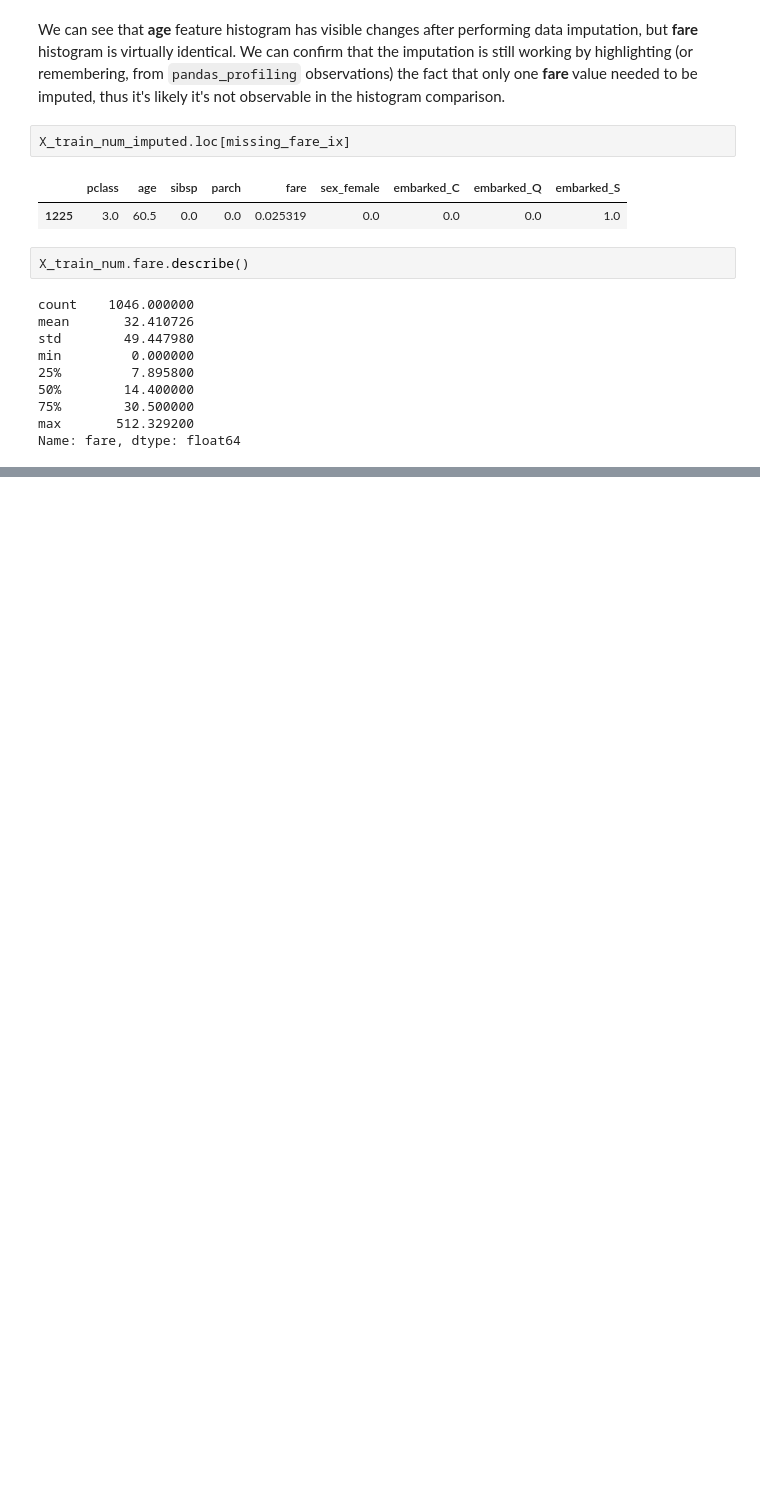
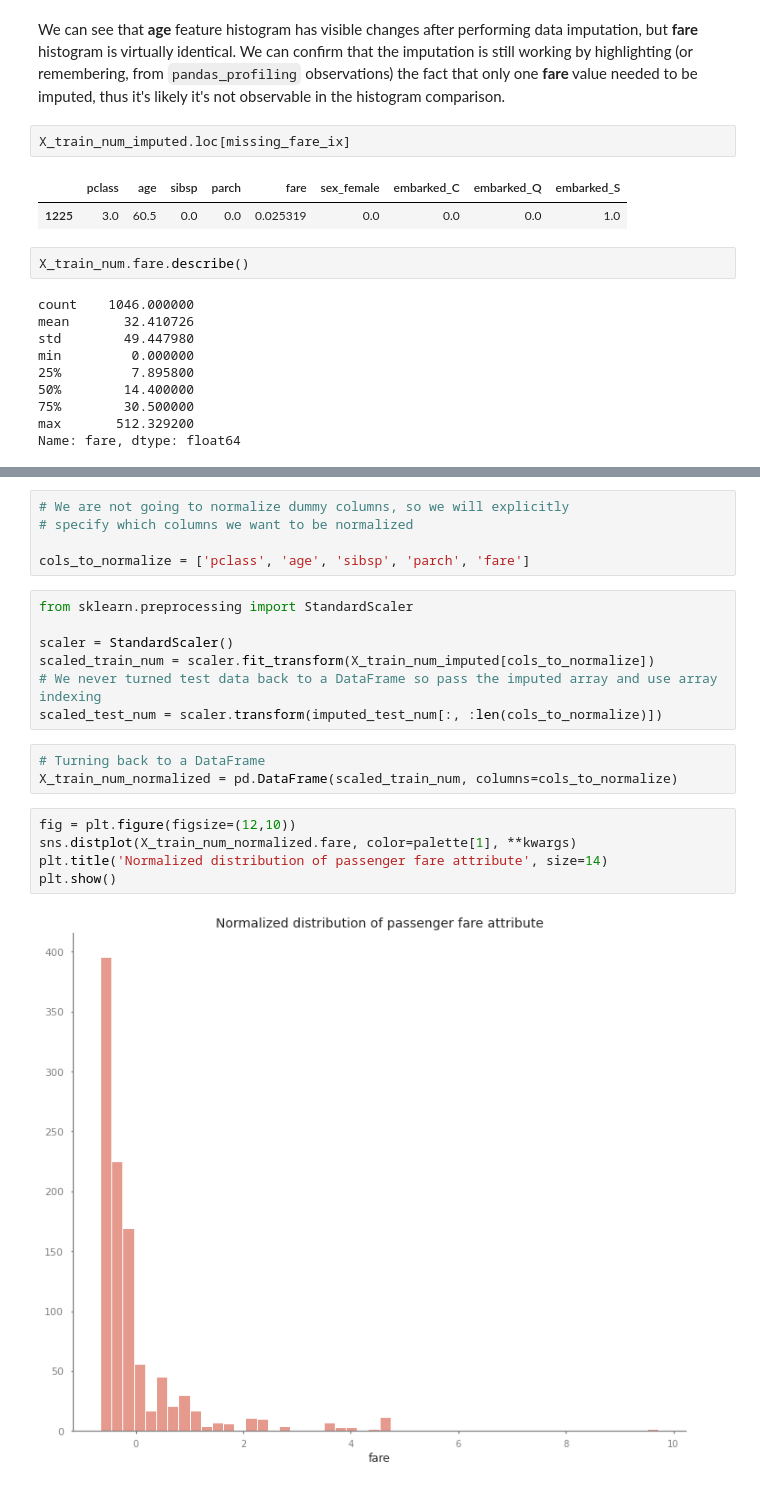
Before and after one commit to LukasRub/data-science-resources, a Jupyter notebook: book.solutions/Machine.Learning.Pocket.Reference/Workbook.ipynb, the cells around one changed output, grey strips where cells are left out. Saved outputs shown, nothing was run; the diff lists cells and outputs as text; blank space fills up the shorter version.

```diff
--- a/book.solutions/Machine.Learning.Pocket.Reference/Workbook.ipynb
+++ b/book.solutions/Machine.Learning.Pocket.Reference/Workbook.ipynb
@@ -413,0 +445,22 @@ sns.barplot()
+# %%
+# We are not going to normalize dummy columns, so we will explicitly
+# specify which columns we want to be normalized
+
+cols_to_normalize = ['pclass', 'age', 'sibsp', 'parch', 'fare']
+# %%
+from sklearn.preprocessing import StandardScaler
+
+scaler = StandardScaler()
+scaled_train_num = scaler.fit_transform(X_train_num_imputed[cols_to_normalize])
+# We never turned test data back to a DataFrame so pass the imputed array and use array indexing
+scaled_test_num = scaler.transform(imputed_test_num[:, :len(cols_to_normalize)])
+# %%
+# Turning back to a DataFrame
+X_train_num_normalized = pd.DataFrame(scaled_train_num, columns=cols_to_normalize)
+# %%
+fig = plt.figure(figsize=(12,10))
+sns.distplot(X_train_num_normalized.fare, color=palette[1], **kwargs)
+plt.title('Normalized distribution of passenger fare attribute', size=14)
+plt.show()
+# %% [output]
+[figure, added]
```
Also changed, not shown: parts of 12 cells of this notebook.
